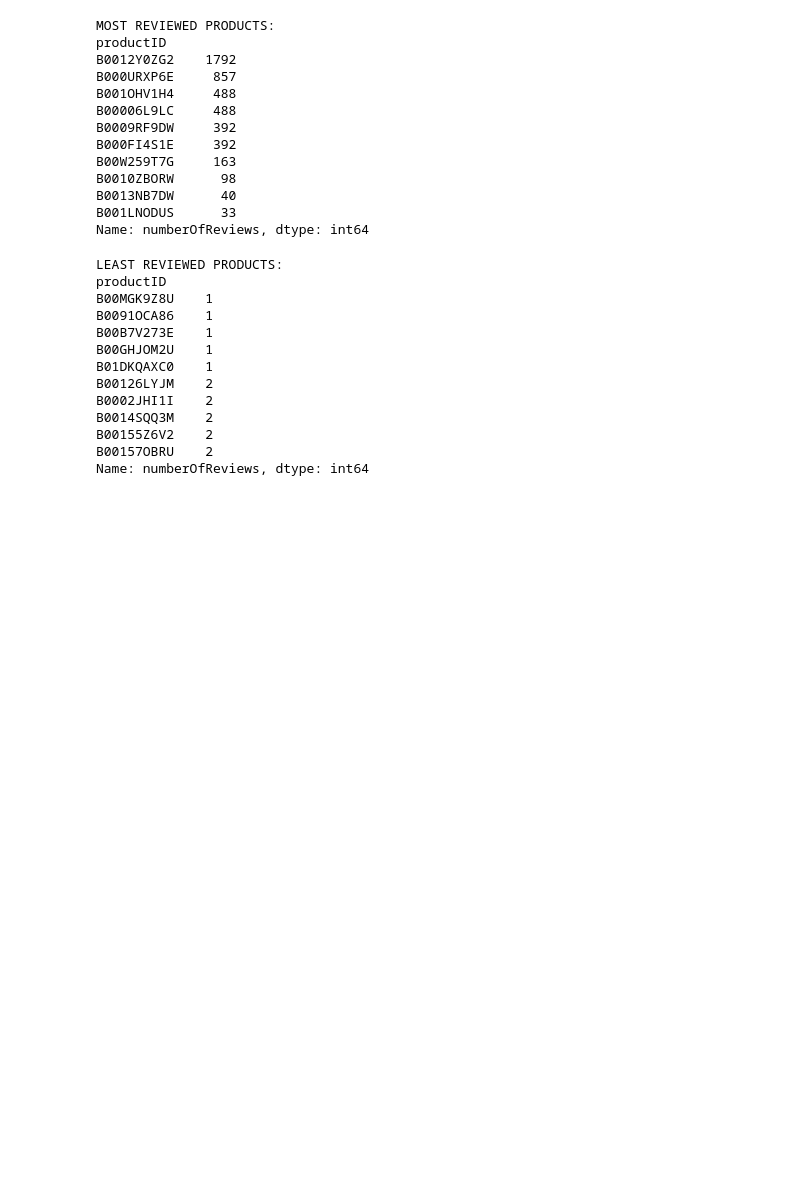
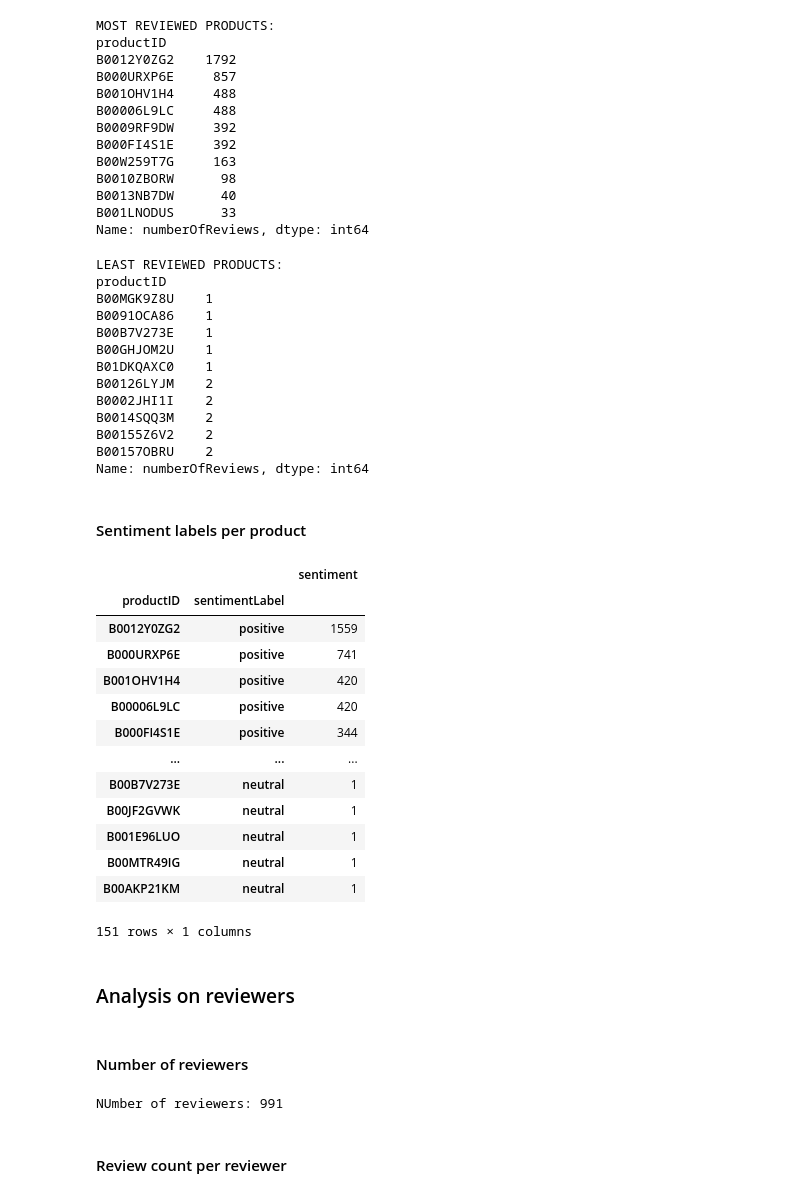
Before and after one commit to ahmadbashorun/AI6-amazon-reviews-EDA-project, a Jupyter notebook: Beauty_cleaning.ipynb, the cells around one changed output. Drawn from its saved outputs; the diff is of its cells as text; code cells hidden in the pictures; blank space fills up the shorter version.

```diff
--- a/Beauty_cleaning.ipynb
+++ b/Beauty_cleaning.ipynb
@@ -280,3 +343,33 @@ B0014SQQ3M    2
 B00155Z6V2    2
 B00157OBRU    2
 Name: numberOfReviews, dtype: int64
+# %% [markdown]
+#### Sentiment labels per product
+# %%
+beauty_df.groupby(["productID", "sentimentLabel"]).count().sort_values("sentiment", ascending=False)[["sentiment"]]
+# %% [output]
+|  |  | sentiment |
+| productID | sentimentLabel |  |
+| B0012Y0ZG2 | positive | 1559 |
+| B000URXP6E | positive | 741 |
+| B001OHV1H4 | positive | 420 |
+| B00006L9LC | positive | 420 |
+| B000FI4S1E | positive | 344 |
+| ... | ... | ... |
+| B00B7V273E | neutral | 1 |
+| B00JF2GVWK | neutral | 1 |
+| B001E96LUO | neutral | 1 |
+| B00MTR49IG | neutral | 1 |
+| B00AKP21KM | neutral | 1 |
+151 rows × 1 columns
+# %% [markdown]
+### Analysis on reviewers
+# %% [markdown]
+#### Number of reviewers
+# %%
+no_of_products = len(beauty_df["reviewerID"].unique())
+print("NUmber of reviewers: {}".format(no_of_products))
+# %% [output]
+NUmber of reviewers: 991
+# %% [markdown]
+#### Review count per reviewer
```
Also changed, not shown: parts of 34 cells of this notebook.
